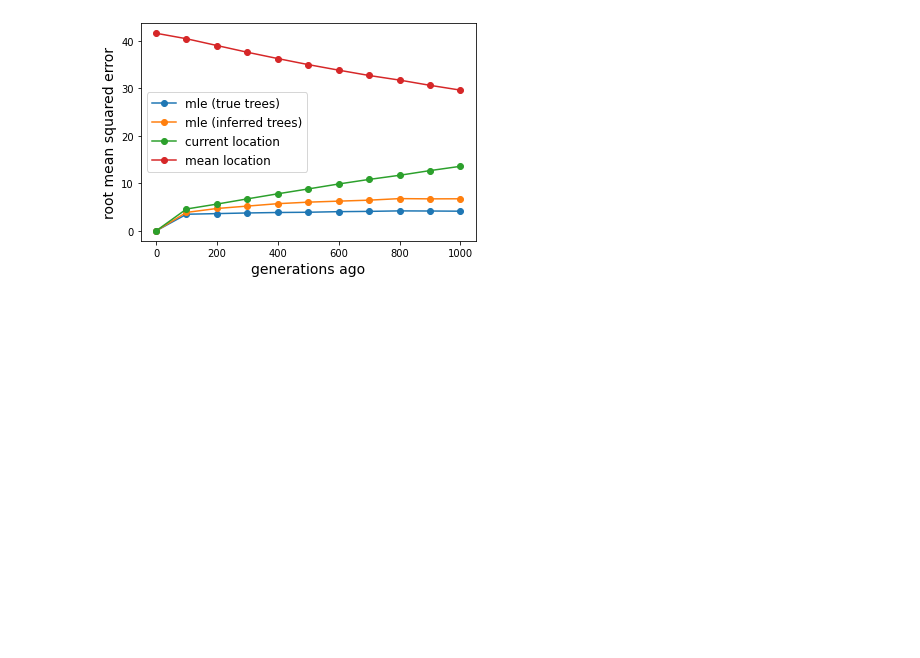
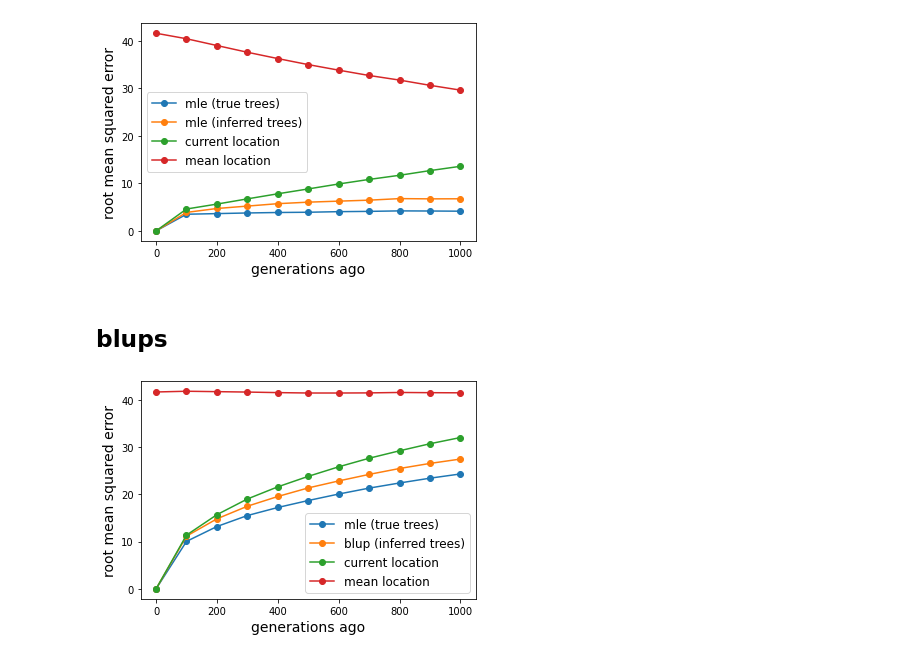
Before and after one commit to mmosmond/sparg-ms, a Jupyter notebook: simulations/plots.ipynb, the cells around one changed output. Cells and saved outputs as stored; diff of their text form; code cells hidden in the pictures; blank space fills up the shorter version.

```diff
--- a/simulations/plots.ipynb
+++ b/simulations/plots.ipynb
@@ -521,3 +524,5 @@ plt.savefig('plots/rmse-ancestor-clouds.pdf')
 plt.show()
 # %% [output]
 [figure]
+# %% [markdown]
+## blups
@@ -523,0 +585,19 @@ plt.show()
+# %%
+plt.plot(range(0,1001,100), rmse_mle, marker='o', label='mle (true trees)')
+plt.plot(range(0,1001,100), rmse_mle_inf, marker='o', label='blup (inferred trees)')
+plt.plot(range(0,1001,100), rmse_sample, marker='o', label='current location')
+plt.plot(range(0,1001,100), rmse_mean_sample, marker='o', label='mean location')
+
+plt.xlabel('generations ago', fontsize=14)
+plt.ylabel('root mean squared error', fontsize=14)
+plt.legend(fontsize=12)
+# ratio = 1.0
+# xleft, xright = plt.gca().get_xlim()
+# ybottom, ytop = plt.gca().get_ylim()
+# plt.gca().set_aspect(abs((xright-xleft)/(ybottom-ytop))*ratio)
+
+plt.savefig('plots/rmse-single-lineages-blup.pdf')
+
+plt.show()
+# %% [output]
+[figure, added]
```
Also changed, not shown: parts of 6 cells of this notebook, 1 other file.
